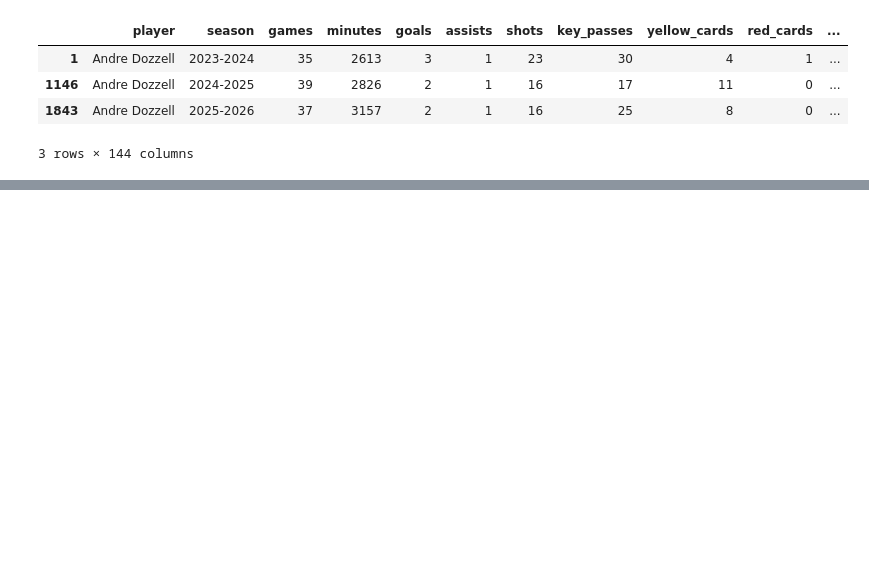
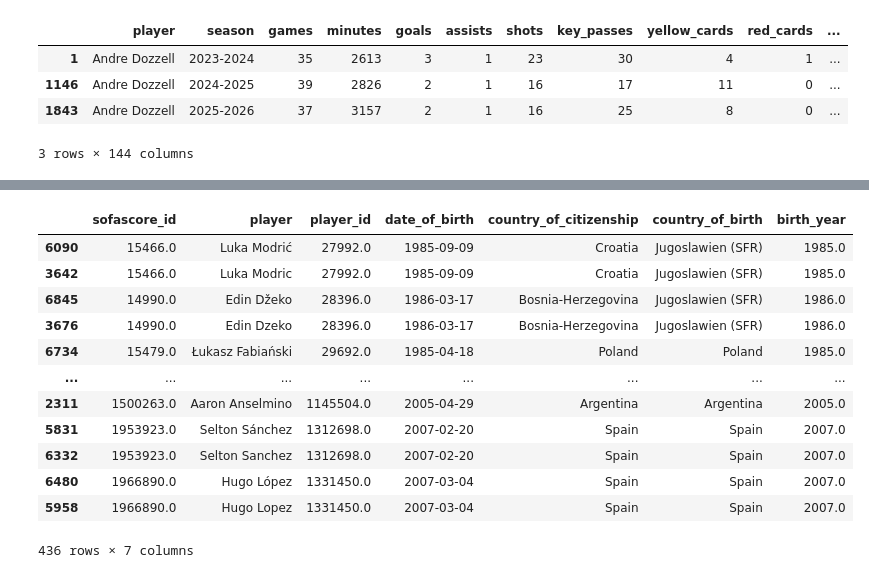
Before and after one commit to willwalker7/football-recruitment-analytics, a Jupyter notebook: notebooks/data_preprocessing.ipynb, the cells around one changed output, grey strips where cells are left out. Saved outputs shown, nothing was run; the diff lists cells and outputs as text; code cells hidden in the pictures; blank space fills up the shorter version.

```diff
--- a/notebooks/data_preprocessing.ipynb
+++ b/notebooks/data_preprocessing.ipynb
@@ -1341,0 +2165,18 @@ Name: count, dtype: int64
+# %%
+player_info_mapping[
+    player_info_mapping["player_id"].duplicated(keep=False)
+].sort_values("player_id")
+# %% [output]
+|  | sofascore_id | player | player_id | date_of_birth | country_of_citizenship | country_of_birth | birth_year |
+| 6090 | 15466.0 | Luka Modrić | 27992.0 | 1985-09-09 | Croatia | Jugoslawien (SFR) | 1985.0 |
+| 3642 | 15466.0 | Luka Modric | 27992.0 | 1985-09-09 | Croatia | Jugoslawien (SFR) | 1985.0 |
+| 6845 | 14990.0 | Edin Džeko | 28396.0 | 1986-03-17 | Bosnia-Herzegovina | Jugoslawien (SFR) | 1986.0 |
+| 3676 | 14990.0 | Edin Dzeko | 28396.0 | 1986-03-17 | Bosnia-Herzegovina | Jugoslawien (SFR) | 1986.0 |
+| 6734 | 15479.0 | Łukasz Fabiański | 29692.0 | 1985-04-18 | Poland | Poland | 1985.0 |
+| ... | ... | ... | ... | ... | ... | ... | ... |
+| 2311 | 1500263.0 | Aaron Anselmino | 1145504.0 | 2005-04-29 | Argentina | Argentina | 2005.0 |
+| 5831 | 1953923.0 | Selton Sánchez | 1312698.0 | 2007-02-20 | Spain | Spain | 2007.0 |
+| 6332 | 1953923.0 | Selton Sanchez | 1312698.0 | 2007-02-20 | Spain | Spain | 2007.0 |
+| 6480 | 1966890.0 | Hugo López | 1331450.0 | 2007-03-04 | Spain | Spain | 2007.0 |
+| 5958 | 1966890.0 | Hugo Lopez | 1331450.0 | 2007-03-04 | Spain | Spain | 2007.0 |
+436 rows × 7 columns
```
Also changed, not shown: parts of 121 cells of this notebook, 3 other files.
